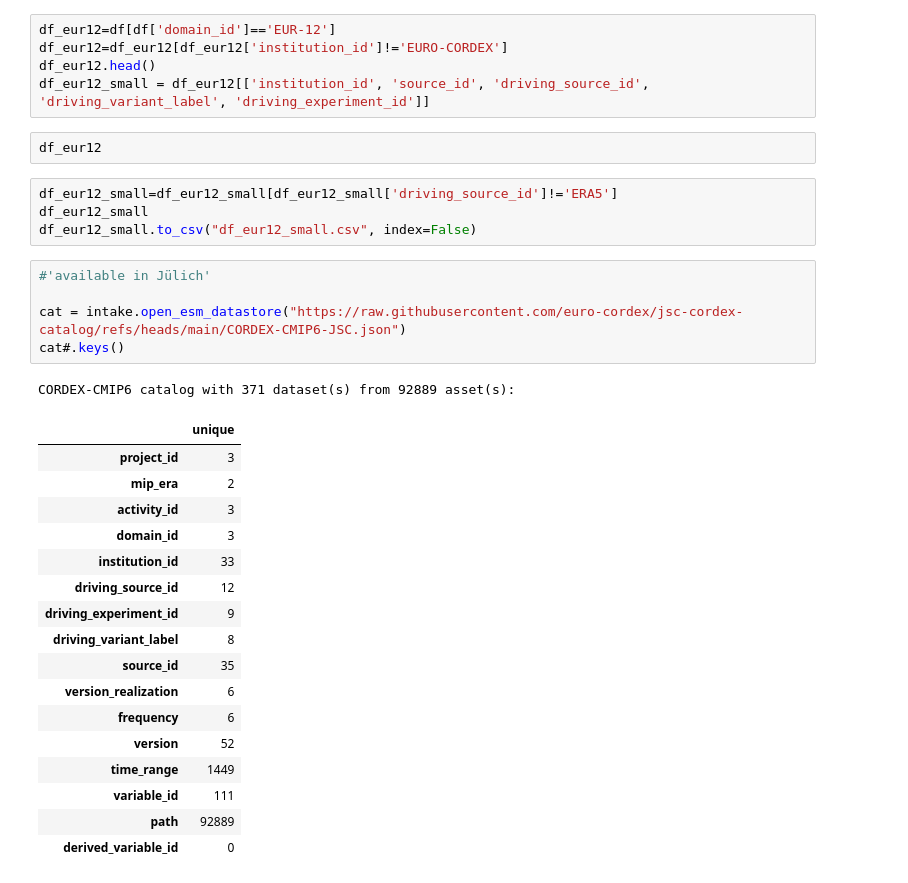
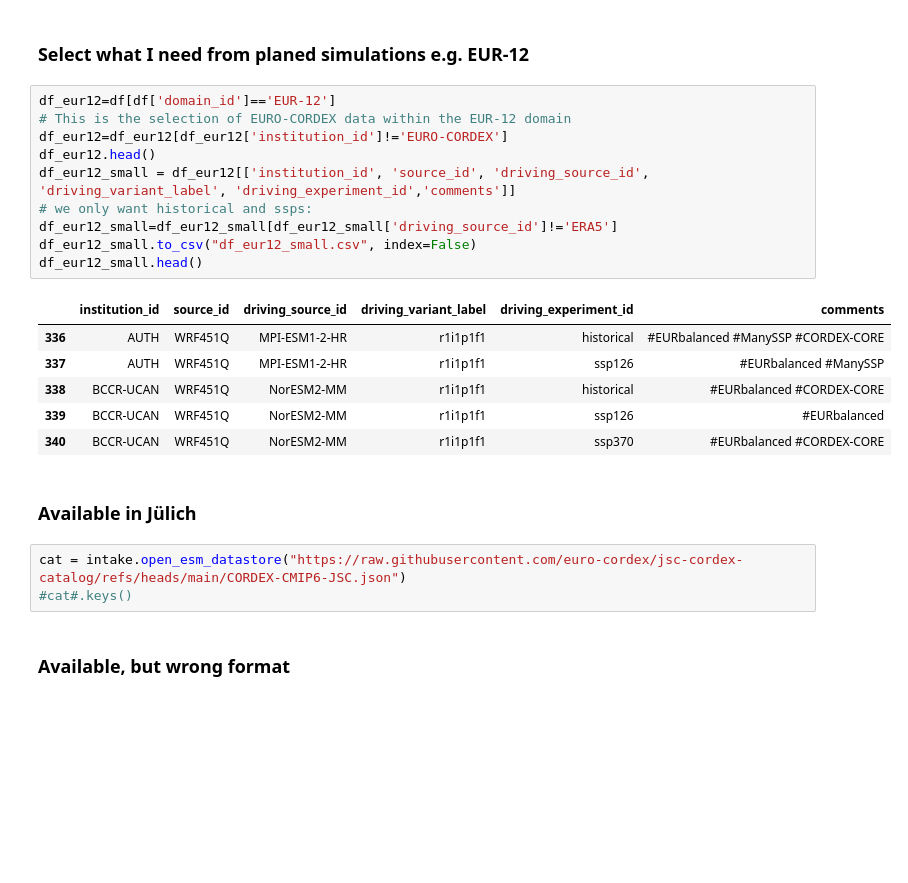
Before and after one commit to KatharinaBuelow/joint_climate_change, a Jupyter notebook: look_at_catalogue.ipynb, the cells around one changed output. Drawn from its saved outputs; the diff is of its cells as text; blank space fills up the shorter version.

```diff
--- a/look_at_catalogue.ipynb
+++ b/look_at_catalogue.ipynb
@@ -26,35 +45,26 @@ df['domain_id'].unique()
+# %% [markdown]
+### Select what I need from planed simulations e.g. EUR-12
 # %%
 df_eur12=df[df['domain_id']=='EUR-12']
+# This is the selection of EURO-CORDEX data within the EUR-12 domain
 df_eur12=df_eur12[df_eur12['institution_id']!='EURO-CORDEX']
 df_eur12.head()
-df_eur12_small = df_eur12[['institution_id', 'source_id', 'driving_source_id', 'driving_variant_label', 'driving_experiment_id']]
+df_eur12_small = df_eur12[['institution_id', 'source_id', 'driving_source_id', 'driving_variant_label', 'driving_experiment_id','comments']]
+# we only want historical and ssps:
+df_eur12_small=df_eur12_small[df_eur12_small['driving_source_id']!='ERA5']
+df_eur12_small.to_csv("df_eur12_small.csv", index=False)
+df_eur12_small.head()
+# %% [output]
+|  | institution_id | source_id | driving_source_id | driving_variant_label | driving_experiment_id | comments |
+| 336 | AUTH | WRF451Q | MPI-ESM1-2-HR | r1i1p1f1 | historical | #EURbalanced #ManySSP #CORDEX-CORE |
+| 337 | AUTH | WRF451Q | MPI-ESM1-2-HR | r1i1p1f1 | ssp126 | #EURbalanced #ManySSP |
+| 338 | BCCR-UCAN | WRF451Q | NorESM2-MM | r1i1p1f1 | historical | #EURbalanced #CORDEX-CORE |
+| 339 | BCCR-UCAN | WRF451Q | NorESM2-MM | r1i1p1f1 | ssp126 | #EURbalanced |
+| 340 | BCCR-UCAN | WRF451Q | NorESM2-MM | r1i1p1f1 | ssp370 | #EURbalanced #CORDEX-CORE |
-# %%
-df_eur12
-# %%
-df_eur12_small=df_eur12_small[df_eur12_small['driving_source_id']!='ERA5']
-df_eur12_small
-df_eur12_small.to_csv("df_eur12_small.csv", index=False)
+# %% [markdown]
+### Available in Jülich
 # %%
-#'available in Jülich'
-
 cat = intake.open_esm_datastore("https://raw.githubusercontent.com/euro-cordex/jsc-cordex-catalog/refs/heads/main/CORDEX-CMIP6-JSC.json")
-cat#.keys()
+#cat#.keys()
-# %% [output]
-CORDEX-CMIP6 catalog with 371 dataset(s) from 92889 asset(s):
-|  | unique |
-| project_id | 3 |
-| mip_era | 2 |
-| activity_id | 3 |
-| domain_id | 3 |
-| institution_id | 33 |
-| driving_source_id | 12 |
-| driving_experiment_id | 9 |
-| driving_variant_label | 8 |
-| source_id | 35 |
-| version_realization | 6 |
-| frequency | 6 |
-| version | 52 |
-| time_range | 1449 |
-| variable_id | 111 |
-| path | 92889 |
-| derived_variable_id | 0 |
+# %% [markdown]
+### Available, but wrong format
```
Also changed, not shown: parts of 16 cells of this notebook.
